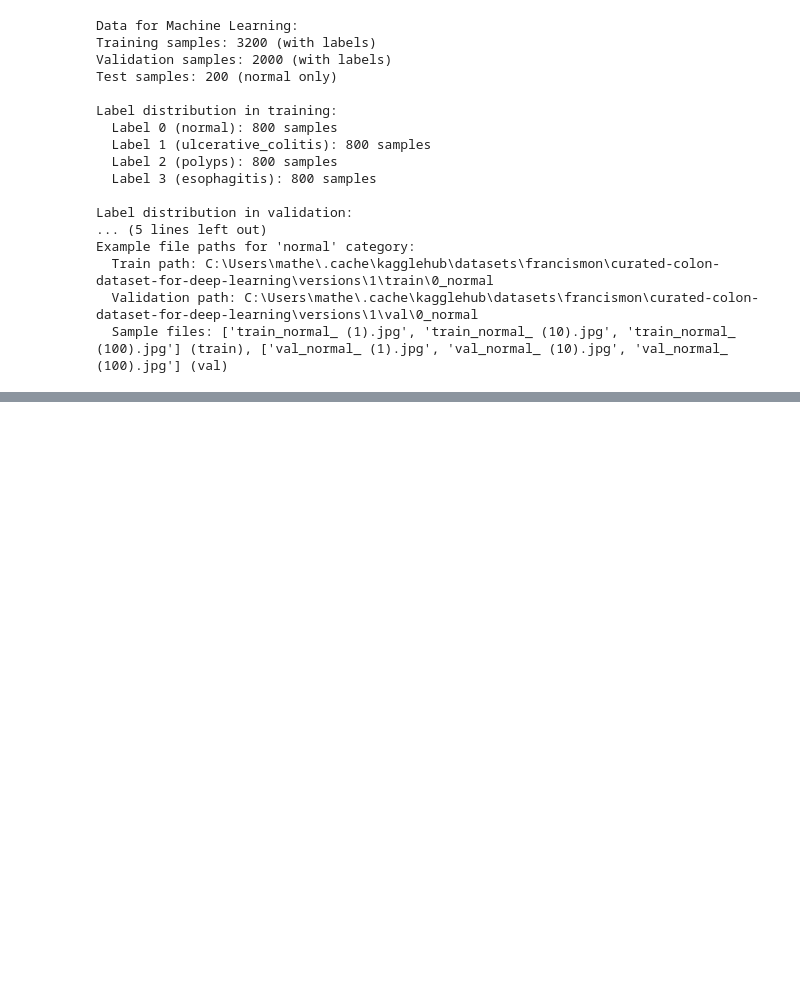
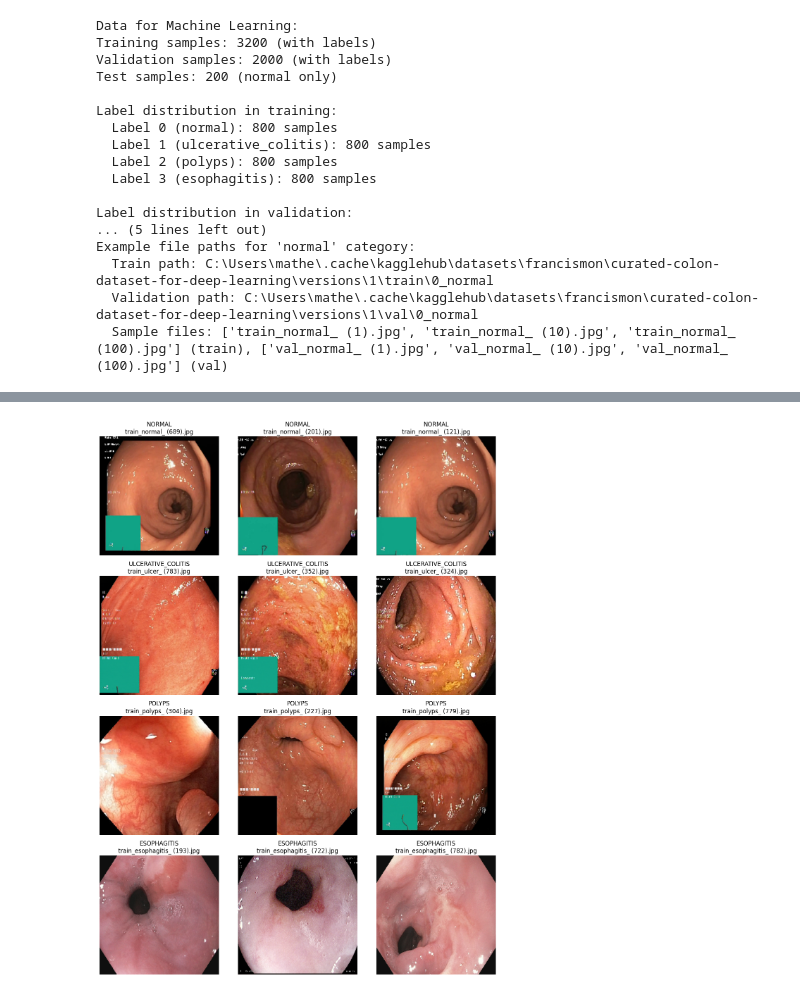
Before and after one commit to intel-comp-saude-ufes/2025-1-P2-identifying-colon-disease, a Jupyter notebook: main.ipynb, the cells around one changed output, grey strips where cells are left out. Cells and saved outputs as stored; diff of their text form; code cells hidden in the pictures; blank space fills up the shorter version.

```diff
--- a/main.ipynb
+++ b/main.ipynb
@@ -220,0 +281,34 @@ Example file paths for 'normal' category:
+# %%
+# Visualize sample images from each category
+def show_sample_images(enhanced_loader, num_samples=2):
+    """Display sample images from each category"""
+
+    category_names = ['normal', 'ulcerative_colitis', 'polyps', 'esophagitis']
+    category_paths = {
+        'normal': enhanced_loader.train_normal_path,
+        'ulcerative_colitis': enhanced_loader.train_ulcerative_colitis_path,
+        'polyps': enhanced_loader.train_polyps_path,
+        'esophagitis': enhanced_loader.train_esophagitis_path
+    }
+
+    fig, axes = plt.subplots(4, num_samples, figsize=(12, 16))
+
+    for i, category in enumerate(category_names):
+        files = os.listdir(category_paths[category])
+        sample_files = random.sample(files, num_samples)
+
+        for j, filename in enumerate(sample_files):
+            img_path = os.path.join(category_paths[category], filename)
+            img = load_img(img_path, target_size=(224, 224))
+
+            axes[i, j].imshow(img)
+            axes[i, j].set_title(f'{category.upper()}\n{filename}')
+            axes[i, j].axis('off')
+
+    plt.tight_layout()
+    plt.show()
+
+# Show sample images
+show_sample_images(enhanced_loader, num_samples=3)
+# %% [output]
+[figure, added]
```
Also changed, not shown: parts of 5 cells of this notebook.
